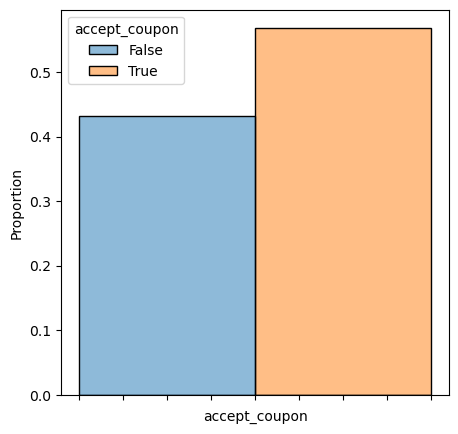
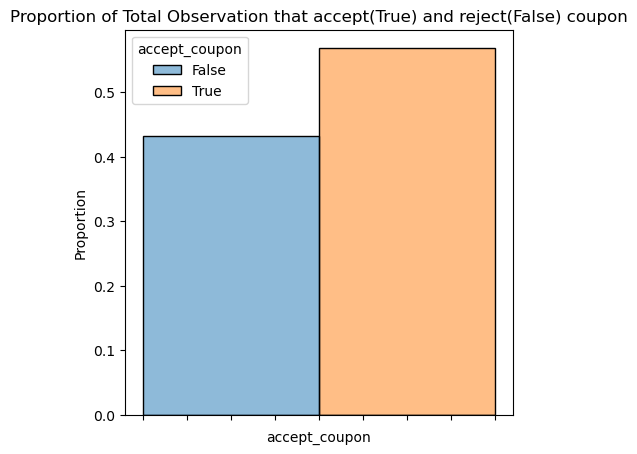
Code edit (unified diff) that turned the first committed figure into the second:
--- before
+++ after
@@ -1,4 +1,7 @@
+# The correponding plot of acceptance proportion is plotted to display where the accept_coupon value for both True or 1 and False and 0 are plotted
+
 plt.figure(figsize = (5,5))
 ax = sns.histplot(data=data,x='accept_coupon',discrete=True,stat='proportion',hue='accept_coupon')
 ax.set_xticklabels([])
+ax.set_title("Proportion of Total Observation that accept(True) and reject(False) coupon")
 plt.savefig("./images/coupon_accept.png")

Commit: added visualization and update story for initial coupon observation